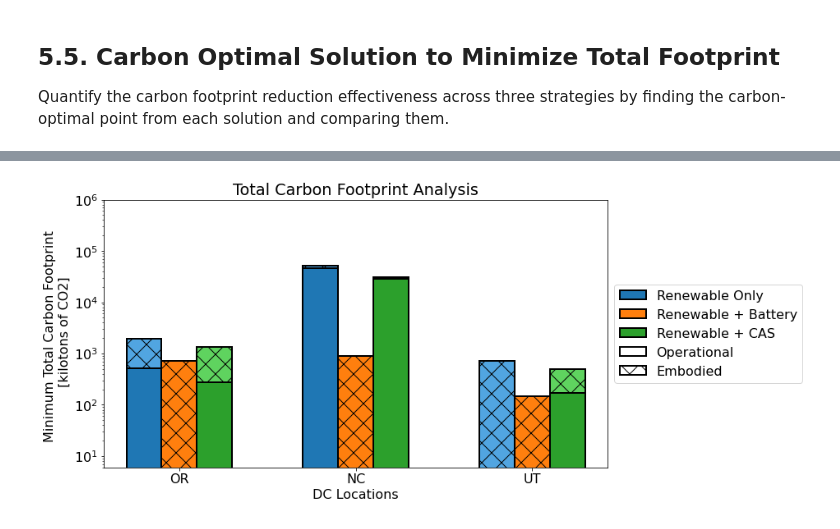
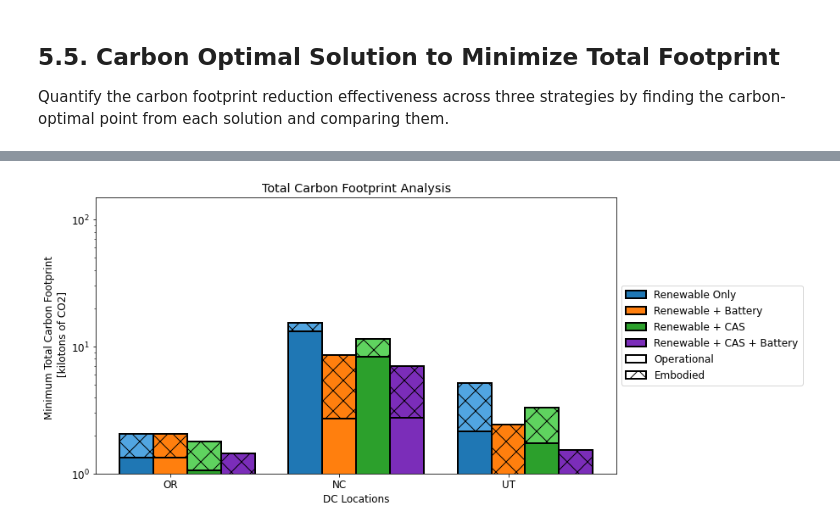
Before and after one commit to facebookresearch/CarbonExplorer, a Jupyter notebook: Carbon_Explorer.ipynb, the cells around one changed output, grey strips where cells are left out. Cells and saved outputs as stored; diff of their text form; code cells hidden in the pictures.

```diff
--- a/Carbon_Explorer.ipynb
+++ b/Carbon_Explorer.ipynb
@@ -966,6 +969,7 @@ Now, we add on embodied carbon footprint of each solution into the analysis. For
 import numpy as np
 import seaborn as sns
 from matplotlib.collections import LineCollection
+from datetime import datetime
 
 ba_id = 0
 ren_results_map_final = []
@@ -1022,14 +1026,19 @@ for dc in dc_ba_map:
                 if min_ren_to_247 == -2 or min_ren_to_247 > cur_ren_sum:
                     min_sun_to_247 = sun_capacity
                     min_wnd_to_247 = wnd_capacity
+
+            op_footprint = (avg_dc_pow * ((100 - renewable_coverage_ratio)/100) * 10 * 365 * 24) * avg_carbon_intensity / (10**6)  # 10 years of time, kilotons of Co2
+            delta = int((datetime.strptime(END_DATE, "%Y-%m-%d") - datetime.strptime(START_DATE, "%Y-%m-%d")).days)
+            tot_wind_energy = wnd_db_scaled.sum()/delta*10*365 # normalize to 10 years of operation
+            tot_sun_energy = sun_db_scaled.sum()/delta*10*365 # normalize to 10 years of operation
+            emb_footprint = (tot_sun_energy * embodied_solar_farm_footprint + tot_wind_energy * embodied_wind_farm_footprint) / (10**6)  # 10 years of time, kilotons of Co2
+
             results_ren.loc[results_ren.shape[0]] = [
                 sun_capacity,
                 wnd_capacity,
                 renewable_coverage_ratio,
-                (avg_dc_pow * (100 - renewable_coverage_ratio) * 10 * 365 * 24) * avg_carbon_intensity
-                / (10**6),  # 10 years of time, kilotons of Co2
-                (sun_capacity * embodied_solar_farm_footprint + wnd_capacity * embodied_wind_farm_footprint)
-                * 10 * 365 * 24 / (10**6),  # 10 years of time, kilotons of Co2
+                op_footprint,
+                emb_footprint
             ]
 
     fig = plt.figure(figsize=(6, 4))
@@ -1302,10 +1454,10 @@ for dc in dc_ba_map:
     frames = (results_ren_fin[["emb_footprint", "op_footprint"]].append(results_bat_fin[["emb_footprint", "op_footprint"]])).append(results_server_fin[["emb_footprint", "op_footprint"]])
     p_front = pareto_frontier(frames["emb_footprint"].values.tolist(), frames["op_footprint"].values.tolist(), maxX = False, maxY = False)
     plt.plot(p_front[0], p_front[1], color="black")
-    plt.xlim(0,5500)
+    plt.xlim(0,4000)
     plt.title(dc)
     ax.set(xlabel="Embodied Footprint [kilotons of CO2]", ylabel="Operational Footprint \n [kilotons of CO2]")
-    ax.set_ylim(bottom=-1000)
+    ax.set_ylim(bottom=-10)
     plt.legend()
     plt.show()
 # %% [output]
@@ -1319,10 +1471,14 @@ Quantify the carbon footprint reduction effectiveness across three strategies by
 emb_min_ren_footprint = []
 emb_min_bat_footprint = []
 emb_min_server_footprint = []
+emb_min_bat_server_footprint = []
 op_min_ren_footprint = []
 op_min_bat_footprint = []
 op_min_server_footprint = []
+op_min_bat_server_footprint = []
 ba_id = 0
+NORMALIZE_PER_MW = True
+
 print("TOTAL CARBON FOOTPRINT ANALYSIS RESULTS")
 
 for dc in dc_ba_map:
@@ -1330,19 +1486,31 @@ for dc in dc_ba_map:
     results_ren = ren_results_map_final[ba_id]
     results_bat = battery_results_map_final[ba_id]
     results_server = server_results_map_final[ba_id]
+    results_bat_server = batteryandserver_results_map_final[ba_id]
     results_ren_sum = results_ren["emb_footprint"] + results_ren["op_footprint"]
     min_idx = results_ren_sum.idxmin()
 
-    emb_min_ren_footprint.append(results_ren.at[min_idx,'emb_footprint'])
-    op_min_ren_footprint.append(results_ren.at[min_idx,'op_footprint'])
+    d = extractDCRange(dc, START_DATE, END_DATE)
+    avg_dc_pow = d.mean().item()
+
+    if NORMALIZE_PER_MW:
+        emb_min_ren_footprint.append(results_ren.at[min_idx, "emb_footprint"] / avg_dc_pow)
+        op_min_ren_footprint.append(results_ren.at[min_idx, "op_footprint"] / avg_dc_pow)
+    else:
+        emb_min_ren_footprint.append(results_ren.at[min_idx,'emb_footprint'])
+        op_min_ren_footprint.append(results_ren.at[min_idx,'op_footprint'])
     print('\033[1m' + "\t 1. Renewable-Only Carbon Optimal Point:"+ '\033[0m')
     print("\t\t Renewable coverage: {:0.2f}%.".format(results_ren.at[min_idx,'coverage']))
     print("\t\t Solar, wind capacity: {} MW, {} MW.".format(results_ren.at[min_idx,'sun_capacity'],results_ren.at[min_idx,'wnd_capacity']))
 
     results_bat_sum = results_bat["emb_footprint"] + results_bat["op_footprint"]
     min_idx = results_bat_sum.idxmin()
-    emb_min_bat_footprint.append(results_bat.at[min_idx,'emb_footprint'])
-    op_min_bat_footprint.append(results_bat.at[min_idx,'op_footprint'])
+    if NORMALIZE_PER_MW:
+        emb_min_bat_footprint.append(results_bat.at[min_idx, "emb_footprint"] / avg_dc_pow)
+        op_min_bat_footprint.append(results_bat.at[min_idx, "op_footprint"] / avg_dc_pow)
+    else:
+        emb_min_bat_footprint.append(results_bat.at[min_idx,'emb_footprint'])
+        op_min_bat_footprint.append(results_bat.at[min_idx,'op_footprint'])
     print('\033[1m' + "\t 2. Renewable+Battery Carbon Optimal Point:"+ '\033[0m')
     print("\t\t Renewable coverage: {:0.2f}%.".format(results_bat.at[min_idx,'coverage']))
     print("\t\t Solar, wind capacity: {} MW, {} MW.".format(results_bat.at[min_idx,'sun_capacity'], results_bat.at[min_idx,'wnd_capacity']))
@@ -1350,12 +1518,30 @@ for dc in dc_ba_map:
 
     results_server_sum = results_server["emb_footprint"] + results_server["op_footprint"]
     min_idx = results_server_sum.idxmin()
-    emb_min_server_footprint.append(results_server.at[min_idx,'emb_footprint'])
-    op_min_server_footprint.append(results_server.at[min_idx,'op_footprint'])
+    if NORMALIZE_PER_MW:
+        emb_min_server_footprint.append(results_server.at[min_idx, "emb_footprint"] / avg_dc_pow)
+        op_min_server_footprint.append(results_server.at[min_idx, "op_footprint"] / avg_dc_pow)
+    else:
+        emb_min_server_footprint.append(results_server.at[min_idx,'emb_footprint'])
+        op_min_server_footprint.append(results_server.at[min_idx,'op_footprint'])
     print('\033[1m' + "\t 3. Renewable+CAS Carbon Optimal Point:"+ '\033[0m')
     print("\t\t Renewable coverage: {:0.2f}%.".format(results_server.at[min_idx,'balanced_coverage']))
     print("\t\t Solar, wind capacity: {} MW, {} MW.".format(results_server.at[min_idx,'sun_capacity'], results_server.at[min_idx,'wnd_capacity']))
     print("\t\t Additional server capacity: {}%.".format(results_server.at[min_idx,'extra_capacity']))
+
+    results_bat_server_sum = results_bat_server["emb_footprint"] + results_bat_server["op_footprint"]
+    min_idx = results_bat_server_sum.idxmin()
+    if NORMALIZE_PER_MW:
+        emb_min_bat_server_footprint.append(results_bat_server.at[min_idx, "emb_footprint"] / avg_dc_pow)
+        op_min_bat_server_footprint.append(results_bat_server.at[min_idx, "op_footprint"] / avg_dc_pow)
+    else:
+        emb_min_bat_server_footprint.append(results_bat_server.at[min_idx, "emb_footprint"])
+        op_min_bat_server_footprint.append(results_bat_server.at[min_idx, "op_footprint"])
+    print("\033[1m" + "\t 4. Renewable+Battery+CAS Carbon Optimal Point:" + "\033[0m")
+    print("\t\t Renewable coverage: {:0.2f}%.".format(results_bat_server.at[min_idx, "balanced_coverage"]))
+    print("\t\t Solar, wind capacity: {} MW, {} MW.".format(results_bat_server.at[min_idx, "sun_capacity"], results_bat_server.at[min_idx, "wnd_capacity"]))
+    print("\t\t Additional server capacity: {}%.".format(results_bat_server.at[min_idx, "extra_capacity"]))
+    print("\t\t Battery capacity: {} MWh.".format(results_bat_server.at[min_idx, "battery_capacity"]))
 
     ba_id += 1
     plt.show()
@@ -1376,6 +1562,9 @@ plt.bar(x, emb_min_bat_footprint, width,bottom=op_min_bat_footprint, color="#ff7
 plt.bar(x+width, op_min_server_footprint, width, label = "Renewable + CAS", color="#2ca02c",  edgecolor = 'black',  linewidth=2)
 plt.bar(x+width, emb_min_server_footprint, width, bottom=op_min_server_footprint, color = "#5fd35f", hatch="x",  edgecolor = 'black',  linewidth=2)
 
+plt.bar(x+2*width, op_min_bat_server_footprint, width, label = "Renewable + CAS + Battery", color="#7B2DB9",  edgecolor = 'black',  linewidth=2)
+plt.bar(x+2*width, emb_min_bat_server_footprint, width, bottom=op_min_bat_server_footprint, color = "#7B2DB9", hatch="x",  edgecolor = 'black',  linewidth=2)
+
 plt.bar(x+width, ([0]*len(dc_ba_map)), width, label = "Operational", color="#ffffff",  edgecolor = 'black',  linewidth=2)
 plt.bar(x+width, ([0]*len(dc_ba_map)), width, label = "Embodied", color = "#ffffff", hatch="x",  edgecolor = 'black',  linewidth=2)
 
@@ -1383,7 +1572,7 @@ plt.legend(loc='center left', bbox_to_anchor=(1, 0.5))
 
 ax = plt.gca()
 ax.set_yscale('log')
-ax.set_ylim(bottom=6, top=10**6)
+ax.set_ylim(bottom=1, top=150)
 ax.tick_params(axis='x', which='minor', bottom=False)
 plt.title("Total Carbon Footprint Analysis")
 plt.show()
@@ -1408 +1597 @@ OR datacenter:
-[figure, old version]
+[figure, new version]
```
Also changed, not shown: parts of 9 cells of this notebook.
